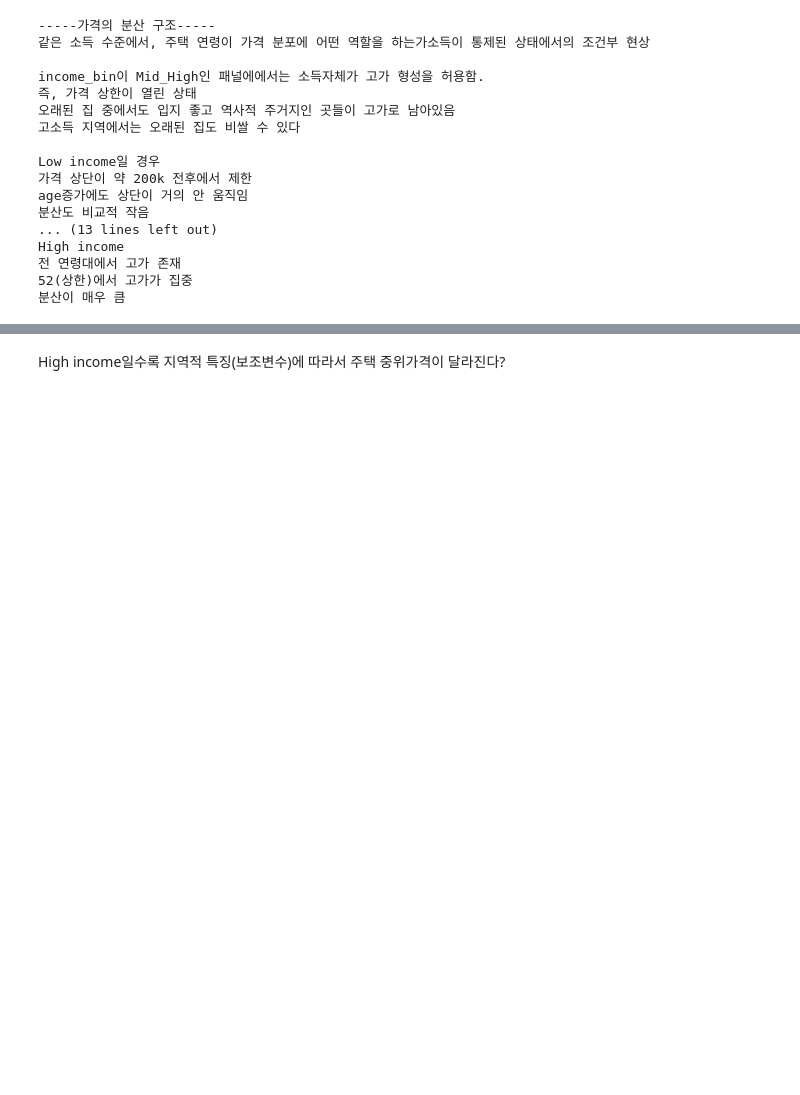
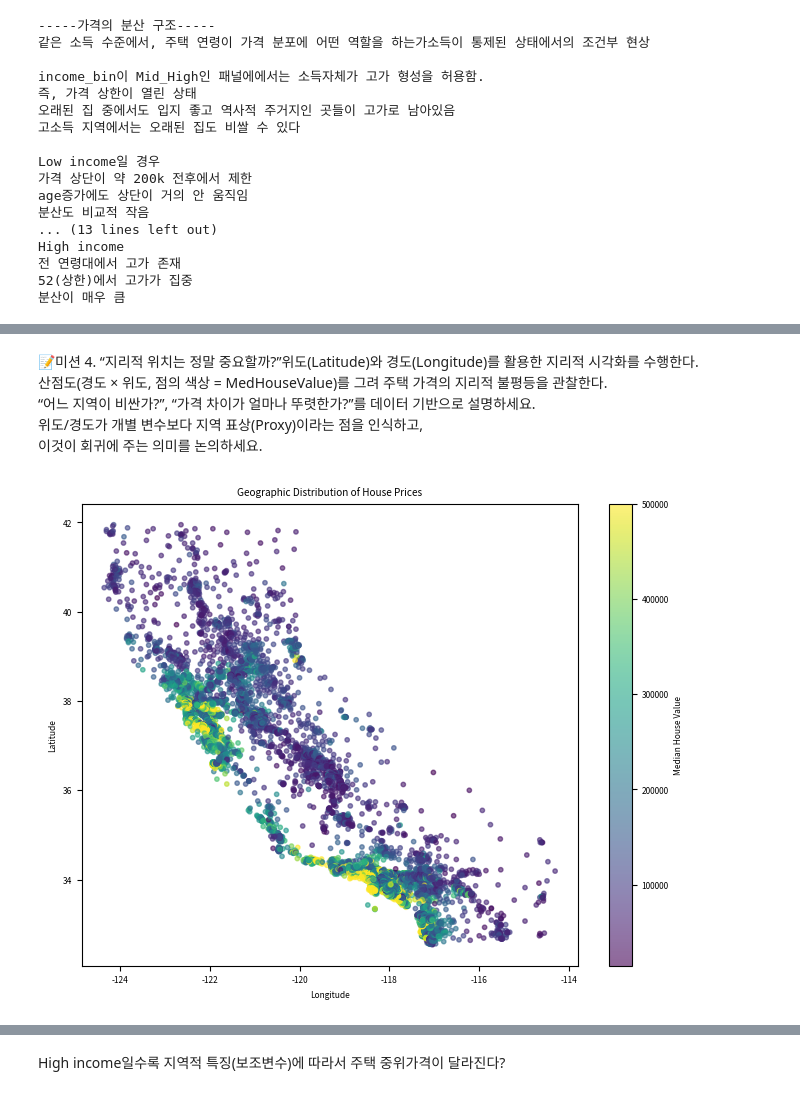
Before and after one commit to GYULLTANGURRI/main, a Jupyter notebook: 12월/데이터분석 캡스톤/데이터분석 캡스톤05/데이터분석 캡스톤05.ipynb, the cells around one changed output, grey strips where cells are left out. Saved outputs shown, nothing was run; the diff lists cells and outputs as text; code cells hidden in the pictures; blank space fills up the shorter version.

```diff
--- a/12월/데이터분석 캡스톤/데이터분석 캡스톤05/데이터분석 캡스톤05.ipynb
+++ b/12월/데이터분석 캡스톤/데이터분석 캡스톤05/데이터분석 캡스톤05.ipynb
@@ -505,0 +607,25 @@ High income
+# %% [markdown]
+📝미션 4. “지리적 위치는 정말 중요할까?”위도(Latitude)와 경도(Longitude)를 활용한 지리적 시각화를 수행한다.<br>
+산점도(경도 × 위도, 점의 색상 = MedHouseValue)를 그려 주택 가격의 지리적 불평등을 관찰한다.<br>
+“어느 지역이 비싼가?”, “가격 차이가 얼마나 뚜렷한가?”를 데이터 기반으로 설명하세요.<br>
+위도/경도가 개별 변수보다 지역 표상(Proxy)이라는 점을 인식하고,<br> 이것이 회귀에 주는 의미를 논의하세요.
+# %%
+# 위도·경도 기반 가격 분포 시각화
+plt.figure(figsize=(8, 6))
+
+plt.scatter(
+    df["longitude"],
+    df["latitude"],
+    c=df["median_house_value"],
+    cmap="viridis",
+    s=10,
+    alpha=0.6
+)
+
+plt.colorbar(label="Median House Value")
+plt.xlabel("Longitude")
+plt.ylabel("Latitude")
+plt.title("Geographic Distribution of House Prices")
+plt.show()
+# %% [output]
+[figure, added]
```
Also changed, not shown: parts of 37 cells of this notebook, 5 other files.
